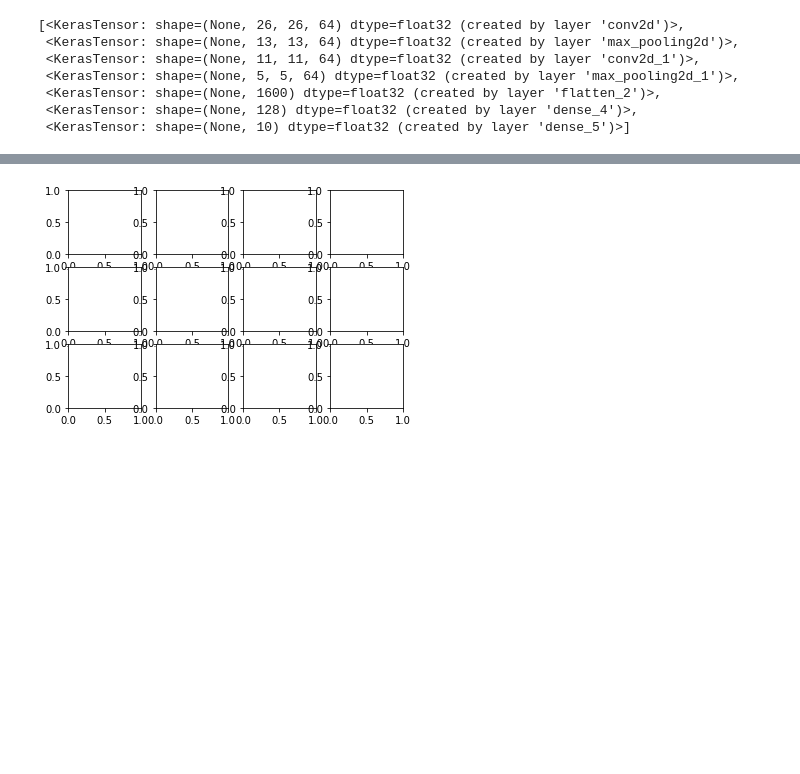
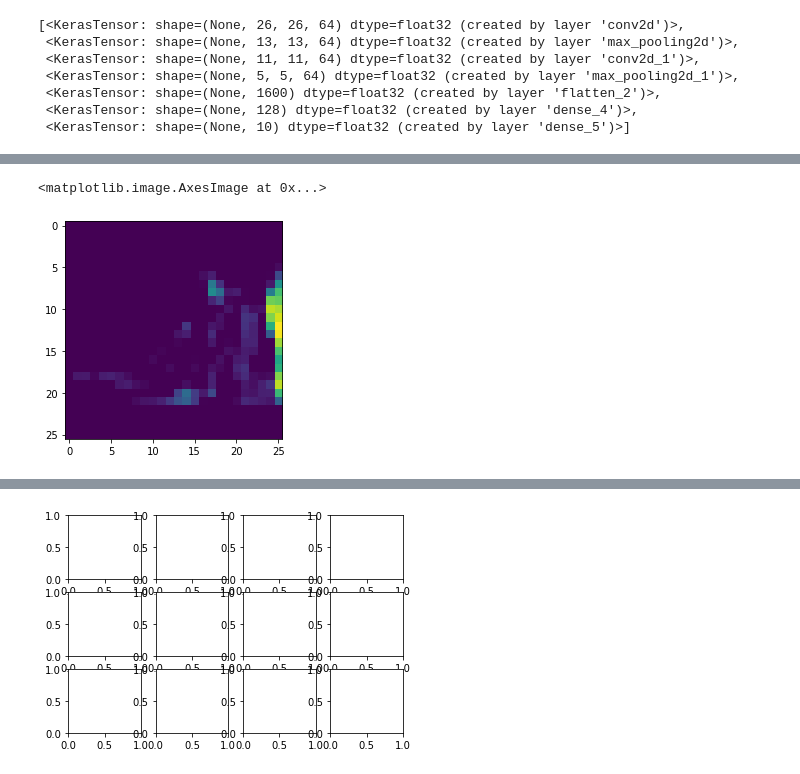
Before and after one commit to mozillah/Tensorflow-Practice, a Jupyter notebook: 1. Introduction to TensorFlow/Course 1 - Part 6 - Lesson 2 - Notebook.ipynb, the cells around one changed output, grey strips where cells are left out. Drawn from its saved outputs; the diff is of its cells as text; code cells hidden in the pictures; blank space fills up the shorter version.

```diff
--- a/1. Introduction to TensorFlow/Course 1 - Part 6 - Lesson 2 - Notebook.ipynb
+++ b/1. Introduction to TensorFlow/Course 1 - Part 6 - Lesson 2 - Notebook.ipynb
@@ -223,0 +226,5 @@ NameError: name 'FIRST_IMAGE' is not defined
+# %%
+plt.imshow(res[0, : , :, 2])
+# %% [output]
+<matplotlib.image.AxesImage at 0x...>
+[figure, added]
```
Also changed, not shown: parts of 18 cells of this notebook, 4 other files.
